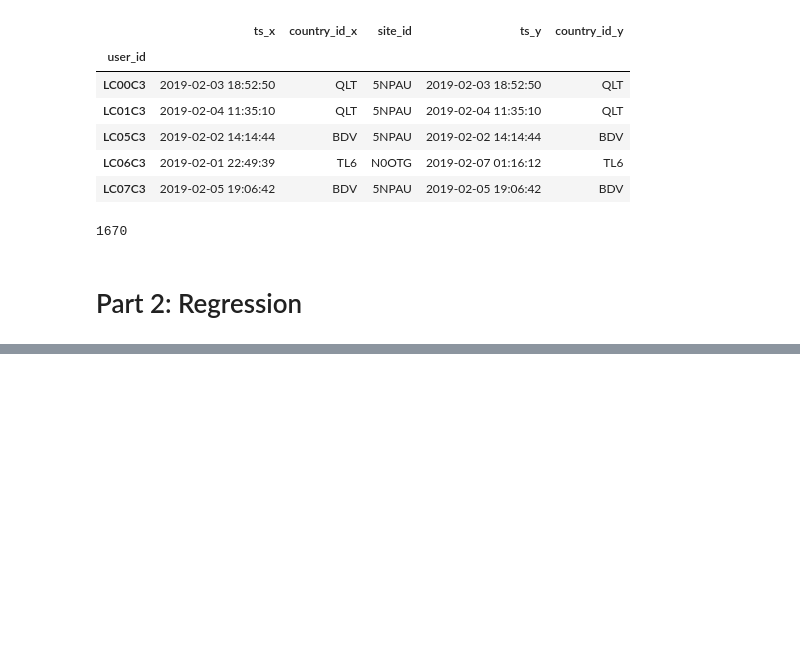
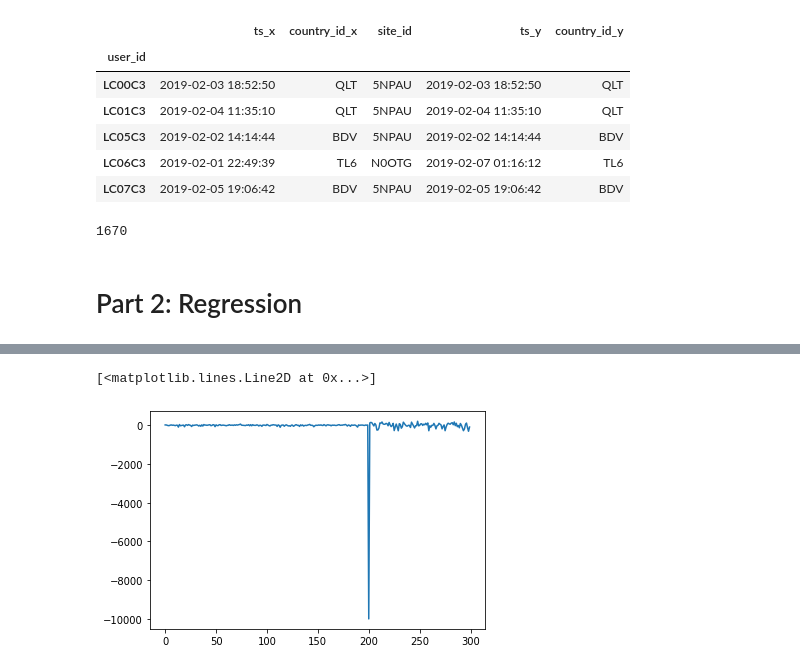
Before and after one commit to abhilampard/Multiple-Linear-Regression-From-Scratch, a Jupyter notebook: Abhishek Patil - Moloco (Data Scientist position).ipynb, the cells around one changed output, grey strips where cells are left out. Cells and saved outputs as stored; diff of their text form; code cells hidden in the pictures; blank space fills up the shorter version.

```diff
--- a/Abhishek Patil - Moloco (Data Scientist position).ipynb
+++ b/Abhishek Patil - Moloco (Data Scientist position).ipynb
@@ -137,0 +151,5 @@ df_2.head()
+# %%
+plt.plot(df_2['C'])
+# %% [output]
+[<matplotlib.lines.Line2D at 0x...>]
+[figure, added]
```
Also changed, not shown: parts of 7 cells of this notebook.
